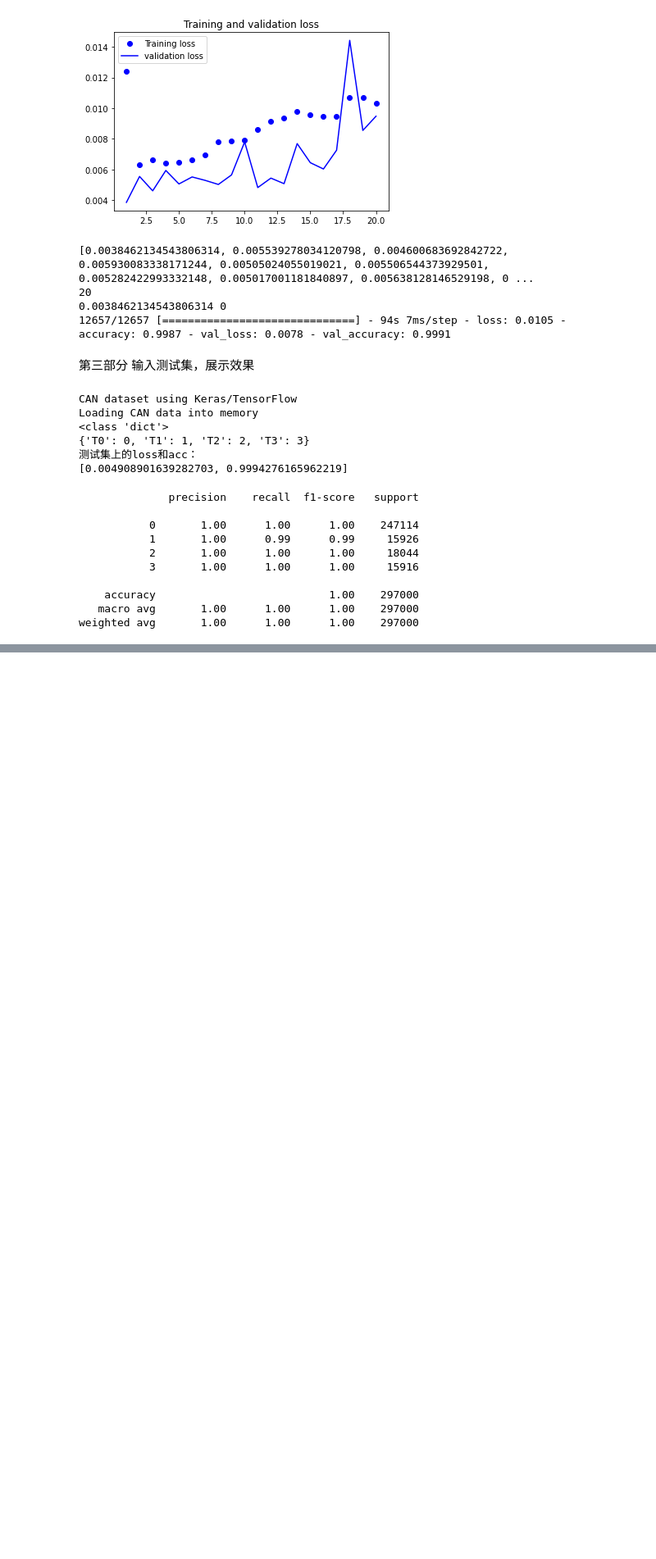
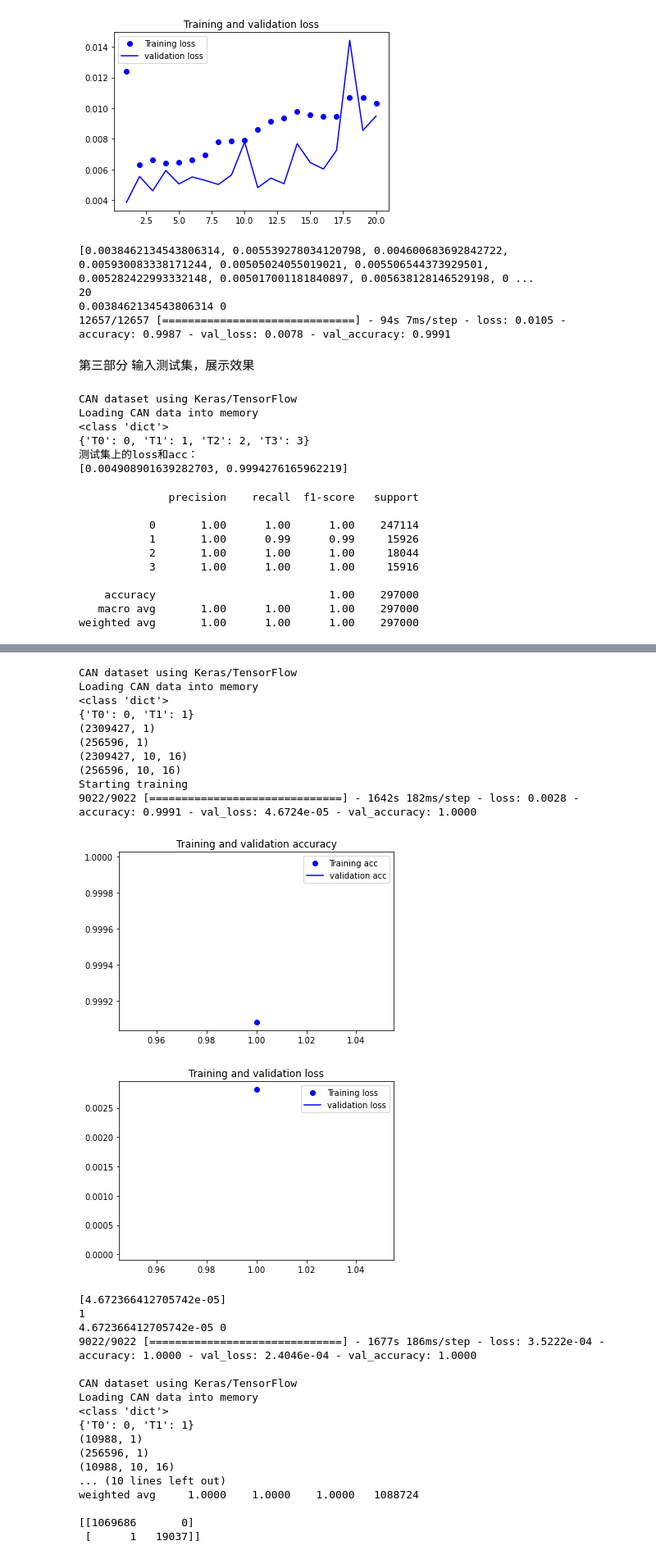
Before and after one commit to JianmingGuo/gateway-IDS, a Jupyter notebook: sourcecode/LSTM/LSTM_final.ipynb, the cells around one changed output, grey strips where cells are left out. Shown at 82% size. Drawn from its saved outputs; the diff is of its cells as text; code cells hidden in the pictures; blank space fills up the shorter version.

```diff
--- a/sourcecode/LSTM/LSTM_final.ipynb
+++ b/sourcecode/LSTM/LSTM_final.ipynb
@@ -475,0 +1371,32 @@ confusion_matrix(test_y.values.argmax(axis=-1), predictions.argmax(axis=-1))
+# %%
+train_and_test('DoS_train_final.csv','DoS_test_final.csv','DoS_final_2.h5')
+# %% [output]
+CAN dataset using Keras/TensorFlow
+Loading CAN data into memory
+<class 'dict'>
+{'T0': 0, 'T1': 1}
+(2309427, 1)
+(256596, 1)
+(2309427, 10, 16)
+(256596, 10, 16)
+Starting training
+9022/9022 [==============================] - 1642s 182ms/step - loss: 0.0028 - accuracy: 0.9991 - val_loss: 4.6724e-05 - val_accuracy: 1.0000
+[figure, added]
+[figure, added]
+[4.672366412705742e-05]
+1
+4.672366412705742e-05 0
+9022/9022 [==============================] - 1677s 186ms/step - loss: 3.5222e-04 - accuracy: 1.0000 - val_loss: 2.4046e-04 - val_accuracy: 1.0000
+
+CAN dataset using Keras/TensorFlow
+Loading CAN data into memory
+<class 'dict'>
+{'T0': 0, 'T1': 1}
+(10988, 1)
+(256596, 1)
+(10988, 10, 16)
+... (10 lines left out)
+weighted avg     1.0000    1.0000    1.0000   1088724
+
+[[1069686       0]
+ [      1   19037]]
```
Also changed, not shown: parts of 35 cells of this notebook, 4 other files.
